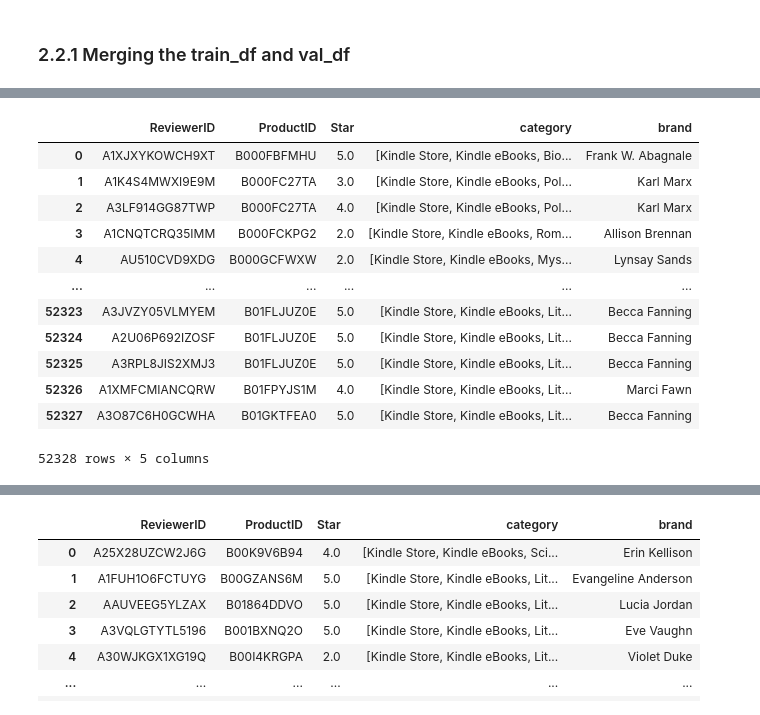
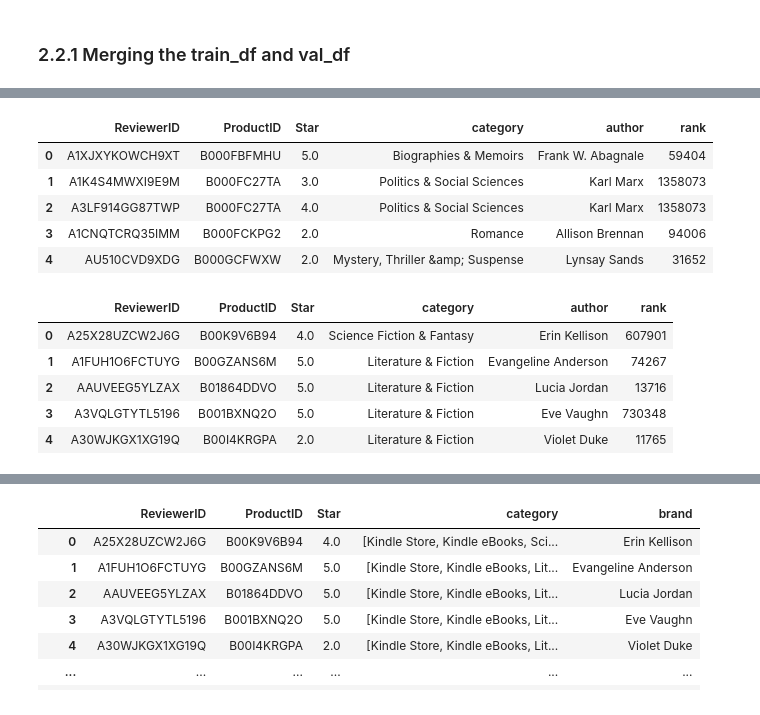
Before and after one commit to machine-afk123/COMP_4332_Project_1, a Jupyter notebook: Project1_NN.ipynb, the cells around one changed output, grey strips where cells are left out. Cells and saved outputs as stored; diff of their text form; code cells hidden in the pictures.

```diff
--- a/Project1_NN.ipynb
+++ b/Project1_NN.ipynb
@@ -168,0 +224,14 @@ validation_data
+# %%
+with open('data/product.json', 'r') as f:
+    product_data_json = json.load(f)
+
+product_data_ids = set([product_data_json[i]['ProductID'] for i in range(len(product_data_json))])
+review_data_ids = set(review_data['ProductID'].unique())
+validation_data_ids = set(validation_data['ProductID'].unique())
+prediction_data_ids = set(prediction_data['ProductID'].unique())
+
+review_and_product = review_data_ids.intersection(product_data_ids)
+validation_and_product = validation_data_ids.intersection(product_data_ids)
+
+prediction_and_product = set(prediction_data['ProductID'].unique())
+prediction_and_product = prediction_data_ids.intersection(product_data_ids)
@@ -168,0 +242,12 @@ validation_data
+# %%
+columns_of_interest = ["category", "brand", "rank"]
+product_review_df = pd.DataFrame({
+    "ProductID": list(review_and_product),
+    "category": [product_data_json_structured[key]['category'][2] if len(product_data_json_structured[key]['category']) > 2 else "unknown" for key in review_and_product],
+    "author": [product_data_json_structured[key]['brand'] for key in review_and_product],
+    "rank": [product_data_json_structured[key]['rank'] for key in review_and_product]
+})
+
+product_review_df['author'] = product_review_df['author'].str.replace('Visit Amazon\'s ', '').str.replace(' Page', '').str.strip()
+product_review_df['rank'] = product_review_df['rank'].str.replace(r'[^\d]', '', regex=True).fillna(0).astype(int)
+product_review_df
@@ -169,9 +324,4 @@ validation_data
 # %%
-train_df = pd.merge(review_data[['ReviewerID', 'ProductID', 'Star']], product_data, on='ProductID').reset_index(drop=True)
-val_df = pd.merge(validation_data, product_data, on='ProductID').reset_index(drop=True)
-train_df = train_df[['ReviewerID', 'ProductID', 'Star', 'category', 'brand']]
-val_df = val_df[['ReviewerID', 'ProductID', 'Star', 'category', 'brand']]
+train_df = pd.merge(review_data[['ReviewerID', 'ProductID', 'Star']], product_review_df, on='ProductID').reset_index(drop=True)
+val_df = pd.merge(validation_data, product_validation_df, on='ProductID').reset_index(drop=True)
+pred_df = pd.merge(prediction_data, product_prediction_df, on='ProductID').reset_index(drop=True)
-# %%
-# brand col --> remove "Visit Amazon's " and " Page"
-train_df['brand'] = train_df['brand'].str.replace('Visit Amazon\'s ', '').str.replace(' Page', '')
-val_df['brand'] = val_df['brand'].str.replace('Visit Amazon\'s ', '').str.replace(' Page', '')
@@ -184,16 +328,18 @@ See the caveats in the documentation: https://pandas.pydata.org/pandas-docs/stab
 # %%
-train_df
+train_df.head()
 # %% [output]
-|  | ReviewerID | ProductID | Star | category | brand |
-| 0 | A1XJXYKOWCH9XT | B000FBFMHU | 5.0 | [Kindle Store, Kindle eBooks, Bio... | Frank W. Abagnale |
-| 1 | A1K4S4MWXI9E9M | B000FC27TA | 3.0 | [Kindle Store, Kindle eBooks, Pol... | Karl Marx |
-| 2 | A3LF914GG87TWP | B000FC27TA | 4.0 | [Kindle Store, Kindle eBooks, Pol... | Karl Marx |
-| 3 | A1CNQTCRQ35IMM | B000FCKPG2 | 2.0 | [Kindle Store, Kindle eBooks, Rom... | Allison Brennan |
-| 4 | AU510CVD9XDG | B000GCFWXW | 2.0 | [Kindle Store, Kindle eBooks, Mys... | Lynsay Sands |
-| ... | ... | ... | ... | ... | ... |
-| 52323 | A3JVZY05VLMYEM | B01FLJUZ0E | 5.0 | [Kindle Store, Kindle eBooks, Lit... | Becca Fanning |
-| 52324 | A2U06P692IZOSF | B01FLJUZ0E | 5.0 | [Kindle Store, Kindle eBooks, Lit... | Becca Fanning |
-| 52325 | A3RPL8JIS2XMJ3 | B01FLJUZ0E | 5.0 | [Kindle Store, Kindle eBooks, Lit... | Becca Fanning |
-| 52326 | A1XMFCMIANCQRW | B01FPYJS1M | 4.0 | [Kindle Store, Kindle eBooks, Lit... | Marci Fawn |
-| 52327 | A3O87C6H0GCWHA | B01GKTFEA0 | 5.0 | [Kindle Store, Kindle eBooks, Lit... | Becca Fanning |
+|  | ReviewerID | ProductID | Star | category | author | rank |
+| 0 | A1XJXYKOWCH9XT | B000FBFMHU | 5.0 | Biographies & Memoirs | Frank W. Abagnale | 59404 |
+| 1 | A1K4S4MWXI9E9M | B000FC27TA | 3.0 | Politics & Social Sciences | Karl Marx | 1358073 |
+| 2 | A3LF914GG87TWP | B000FC27TA | 4.0 | Politics & Social Sciences | Karl Marx | 1358073 |
+| 3 | A1CNQTCRQ35IMM | B000FCKPG2 | 2.0 | Romance | Allison Brennan | 94006 |
+| 4 | AU510CVD9XDG | B000GCFWXW | 2.0 | Mystery, Thriller &amp; Suspense | Lynsay Sands | 31652 |
-52328 rows × 5 columns
+# %%
+val_df.head()
+# %% [output]
+|  | ReviewerID | ProductID | Star | category | author | rank |
+| 0 | A25X28UZCW2J6G | B00K9V6B94 | 4.0 | Science Fiction & Fantasy | Erin Kellison | 607901 |
+| 1 | A1FUH1O6FCTUYG | B00GZANS6M | 5.0 | Literature & Fiction | Evangeline Anderson | 74267 |
+| 2 | AAUVEEG5YLZAX | B01864DDVO | 5.0 | Literature & Fiction | Lucia Jordan | 13716 |
+| 3 | A3VQLGTYTL5196 | B001BXNQ2O | 5.0 | Literature & Fiction | Eve Vaughn | 730348 |
+| 4 | A30WJKGX1XG19Q | B00I4KRGPA | 2.0 | Literature & Fiction | Violet Duke | 11765 |
```
Also changed, not shown: parts of 51 cells of this notebook, 23 other files.
